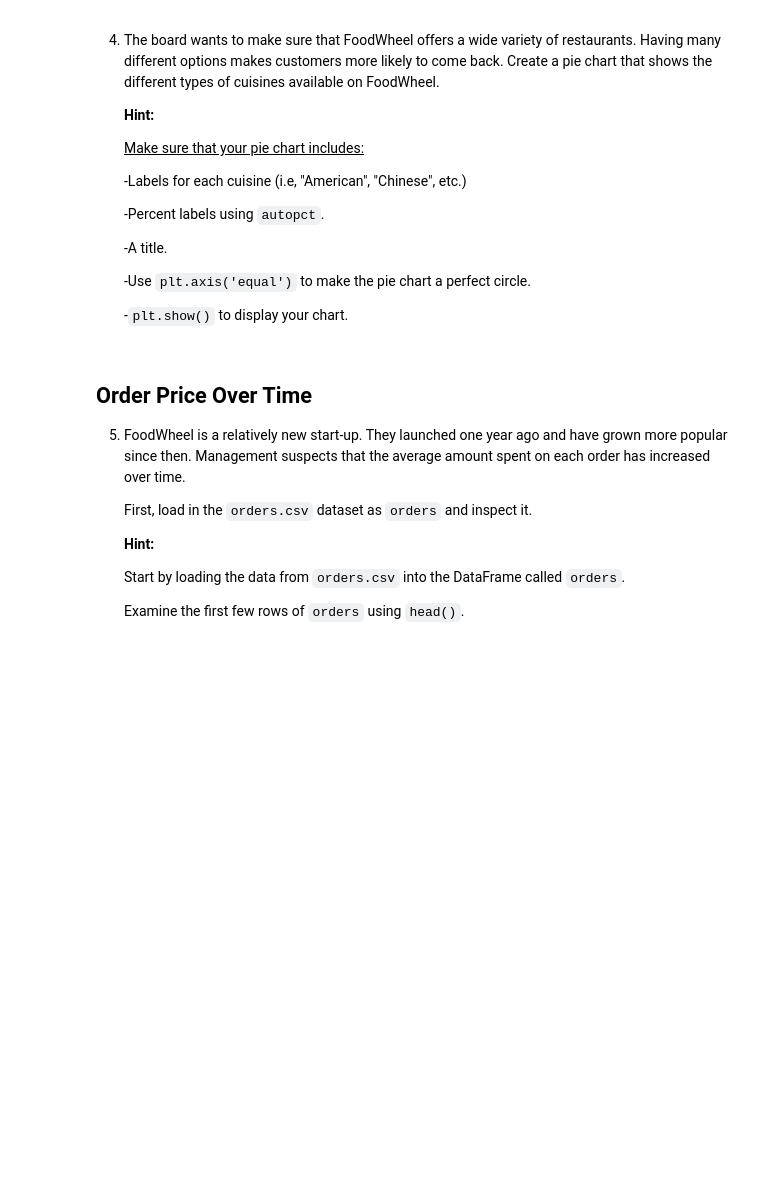
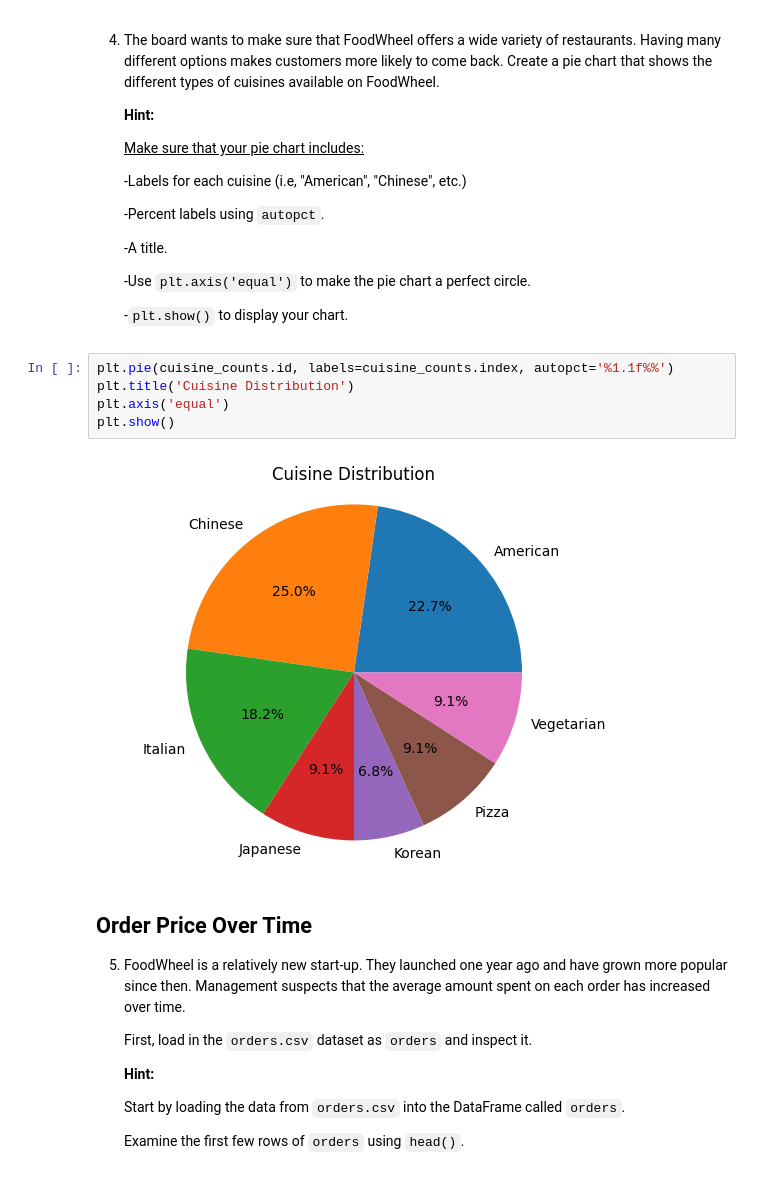
Before and after one commit to kaizshen/codecademy_data_visualizations, a Jupyter notebook: foodwheel/foodwheel_project.ipynb, the cells around one changed output. Cells and saved outputs as stored; diff of their text form; blank space fills up the shorter version.

Commit message:
Visualized Foodwheel Project

```diff
--- a/foodwheel/foodwheel_project.ipynb
+++ b/foodwheel/foodwheel_project.ipynb
@@ -85,6 +86,13 @@ Vegetarian   4     4             4
      -Use `plt.axis('equal')` to make the pie chart a perfect circle.
 
      -`plt.show()` to display your chart.
+# %%
+plt.pie(cuisine_counts.id, labels=cuisine_counts.index, autopct='%1.1f%%')
+plt.title('Cuisine Distribution')
+plt.axis('equal')
+plt.show()
+# %% [output]
+[figure, added]
 # %% [markdown]
 ## Order Price Over Time
 
```
Also changed, not shown: parts of 8 cells of this notebook.
